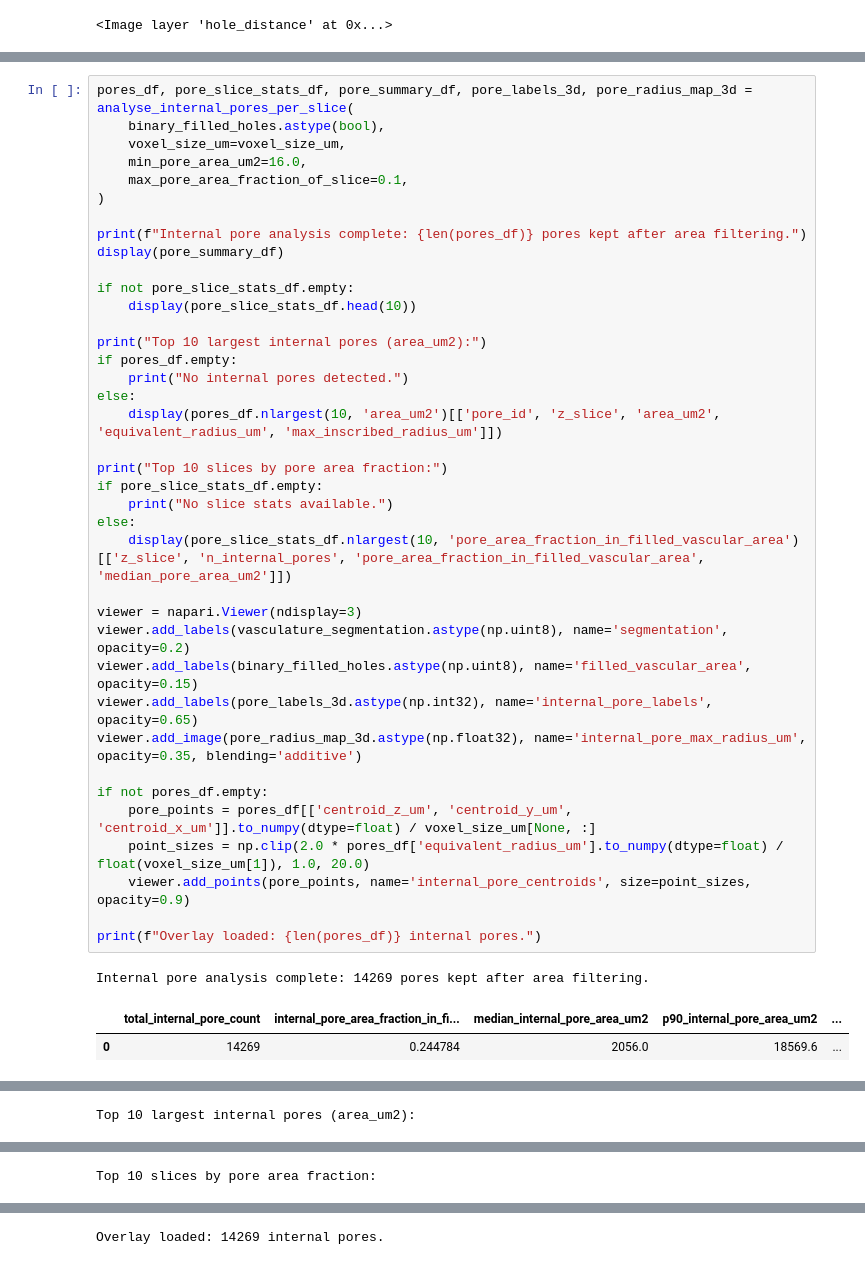
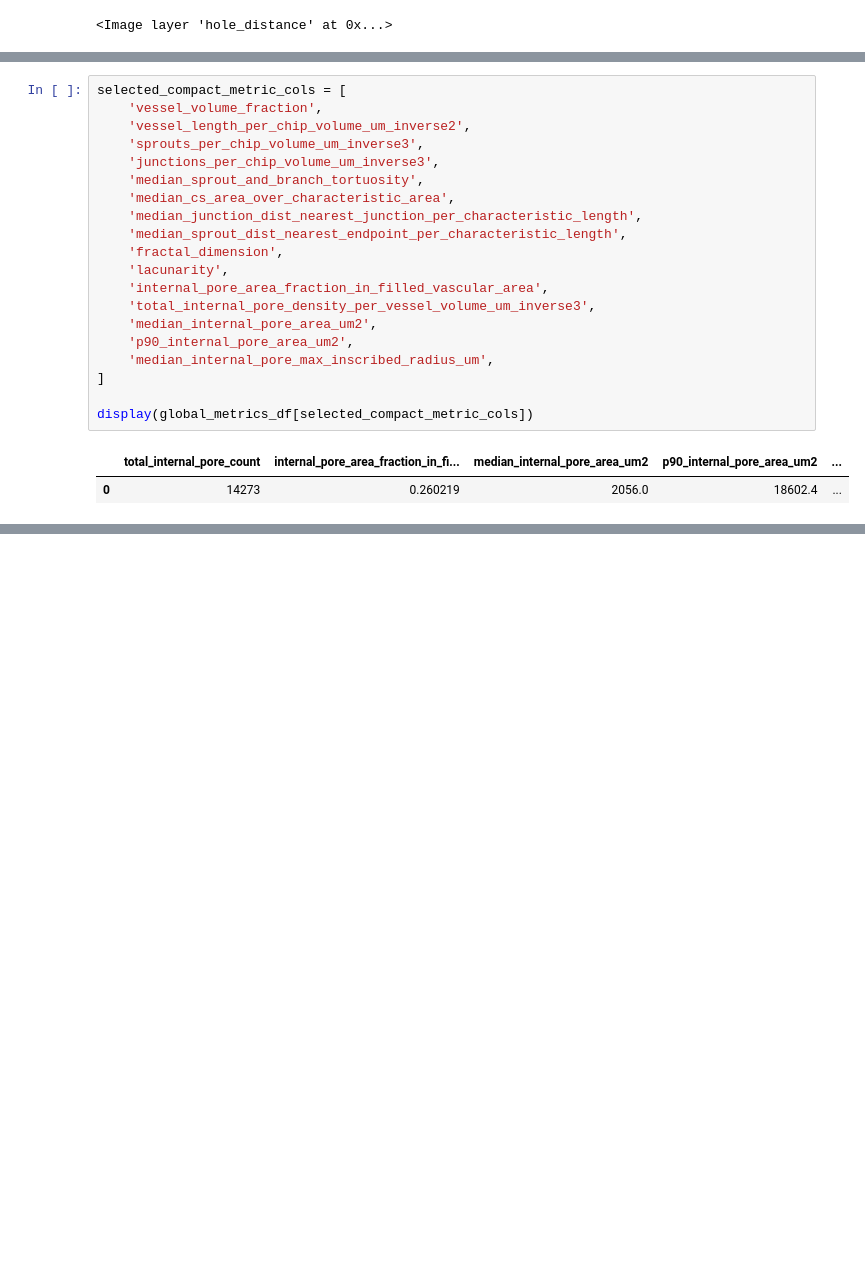
Before and after one commit to isobelth/vascumap, a Jupyter notebook: just_analysis/bel_skeletonisation.ipynb, the cells around one changed output, grey strips where cells are left out. Drawn from its saved outputs; the diff is of its cells as text; blank space fills up the shorter version.

Commit message:
incorporated faster hole metrics

```diff
--- a/just_analysis/bel_skeletonisation.ipynb
+++ b/just_analysis/bel_skeletonisation.ipynb
@@ -704,44 +904,25 @@ def analyse_internal_pores_per_slice(
 
     return pores_df, pore_slice_stats_df, pore_summary_df, pore_labels_3d, pore_radius_map_3d
 # %%
-pores_df, pore_slice_stats_df, pore_summary_df, pore_labels_3d, pore_radius_map_3d = analyse_internal_pores_per_slice(
-    binary_filled_holes.astype(bool),
-    voxel_size_um=voxel_size_um,
-    min_pore_area_um2=16.0,
-    max_pore_area_fraction_of_slice=0.1,
-)
+selected_compact_metric_cols = [
+    'vessel_volume_fraction',
+    'vessel_length_per_chip_volume_um_inverse2',
+    'sprouts_per_chip_volume_um_inverse3',
+    'junctions_per_chip_volume_um_inverse3',
+    'median_sprout_and_branch_tortuosity',
+    'median_cs_area_over_characteristic_area',
+    'median_junction_dist_nearest_junction_per_characteristic_length',
+    'median_sprout_dist_nearest_endpoint_per_characteristic_length',
+    'fractal_dimension',
+    'lacunarity',
+    'internal_pore_area_fraction_in_filled_vascular_area',
+    'total_internal_pore_density_per_vessel_volume_um_inverse3',
+    'median_internal_pore_area_um2',
+    'p90_internal_pore_area_um2',
+    'median_internal_pore_max_inscribed_radius_um',
+]
 
-print(f"Internal pore analysis complete: {len(pores_df)} pores kept after area filtering.")
-display(pore_summary_df)
-
-if not pore_slice_stats_df.empty:
-    display(pore_slice_stats_df.head(10))
-
-print("Top 10 largest internal pores (area_um2):")
-if pores_df.empty:
-    print("No internal pores detected.")
-else:
-    display(pores_df.nlargest(10, 'area_um2')[['pore_id', 'z_slice', 'area_um2', 'equivalent_radius_um', 'max_inscribed_radius_um']])
-
-print("Top 10 slices by pore area fraction:")
-if pore_slice_stats_df.empty:
-    print("No slice stats available.")
-else:
-    display(pore_slice_stats_df.nlargest(10, 'pore_area_fraction_in_filled_vascular_area')[['z_slice', 'n_internal_pores', 'pore_area_fraction_in_filled_vascular_area', 'median_pore_area_um2']])
-
-viewer = napari.Viewer(ndisplay=3)
-viewer.add_labels(vasculature_segmentation.astype(np.uint8), name='segmentation', opacity=0.2)
-viewer.add_labels(binary_filled_holes.astype(np.uint8), name='filled_vascular_area', opacity=0.15)
-viewer.add_labels(pore_labels_3d.astype(np.int32), name='internal_pore_labels', opacity=0.65)
-viewer.add_image(pore_radius_map_3d.astype(np.float32), name='internal_pore_max_radius_um', opacity=0.35, blending='additive')
-
-if not pores_df.empty:
-    pore_points = pores_df[['centroid_z_um', 'centroid_y_um', 'centroid_x_um']].to_numpy(dtype=float) / voxel_size_um[None, :]
-    point_sizes = np.clip(2.0 * pores_df['equivalent_radius_um'].to_numpy(dtype=float) / float(voxel_size_um[1]), 1.0, 20.0)
-    viewer.add_points(pore_points, name='internal_pore_centroids', size=point_sizes, opacity=0.9)
-
-print(f"Overlay loaded: {len(pores_df)} internal pores.")
+display(global_metrics_df[selected_compact_metric_cols])
 # %% [output]
-Internal pore analysis complete: 14269 pores kept after area filtering.
 |  | total_internal_pore_count | internal_pore_area_fraction_in_fi... | median_internal_pore_area_um2 | p90_internal_pore_area_um2 | ... |
-| 0 | 14269 | 0.244784 | 2056.0 | 18569.6 | ... |
+| 0 | 14273 | 0.260219 | 2056.0 | 18602.4 | ... |
@@ -759 +928,0 @@ Internal pore analysis complete: 14269 pores kept after area filtering.
-Top 10 largest internal pores (area_um2):
@@ -771 +928,0 @@ Top 10 largest internal pores (area_um2):
-Top 10 slices by pore area fraction:
@@ -783 +928,0 @@ Top 10 slices by pore area fraction:
-Overlay loaded: 14269 internal pores.
```
Also changed, not shown: parts of 7 cells of this notebook, 1 other file.
